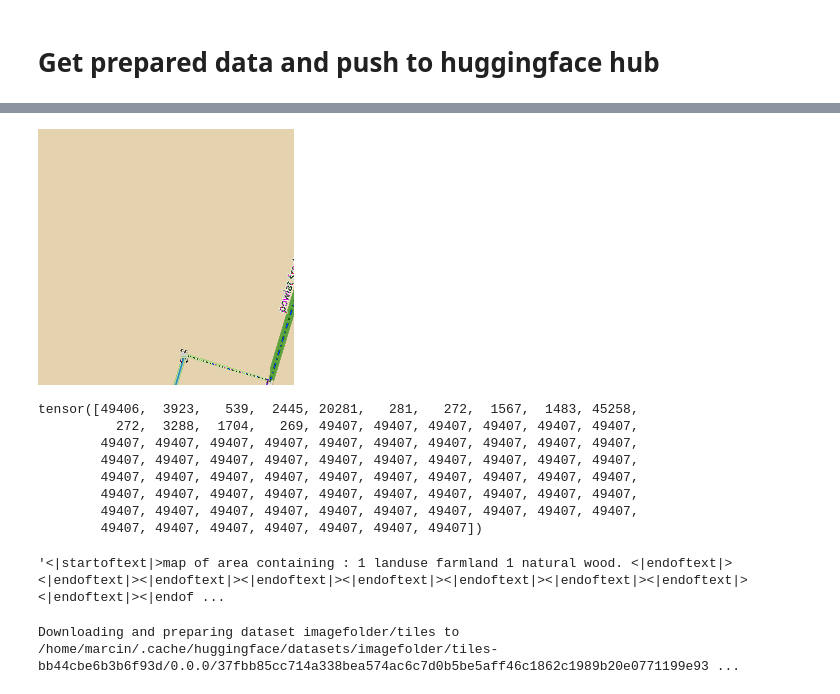
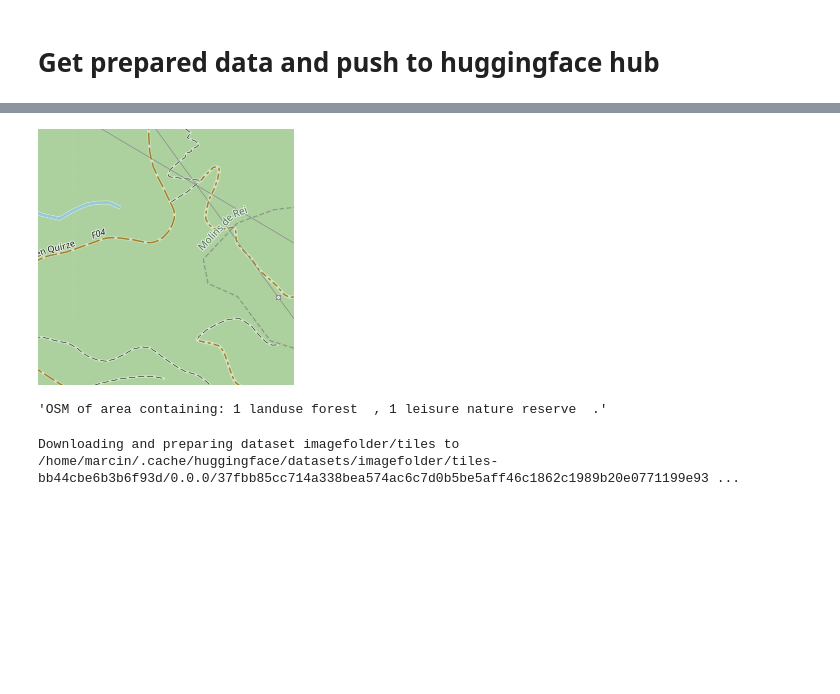
Before and after one commit to kraina-ai/map_diffusion, a Jupyter notebook: workflow_raster/3.hf_dataset.ipynb, the cells around one changed output, grey strips where cells are left out. Cells and saved outputs as stored; diff of their text form; code cells hidden in the pictures; blank space fills up the shorter version.

Commit message:
feat: update data prep

```diff
--- a/workflow_raster/3.hf_dataset.ipynb
+++ b/workflow_raster/3.hf_dataset.ipynb
@@ -56,4 +85,4 @@ saving to ../data/tiles2/Wroclaw, Poland/metadata.csv
 # %% [markdown]
 # Get prepared data and push to huggingface hub
 # %%
-ds = TextToImageDataset("../data/tiles/Wrocław, PL")
+ds = TextToImageDataset("../data/tiles/Wroclaw, PL")
@@ -60,6 +93,8 @@ ds = TextToImageDataset("../data/tiles/Wrocław, PL")
 # %%
-to_pil_image(ds[0][0])
+display(ds[0][0])
+ds[0][1]
 # %% [output]
-[figure, old version]
+[figure, new version]
+'OSM of area containing: 1 landuse forest  , 1 leisure nature reserve  .'
 # %%
 hds = ds.to_huggingface_dataset()
@@ -67,20 +102 @@ hds.push_to_hub("mprzymus/osm_tiles_small")
-# %%
-text = ds[0][1]
-text
-# %% [output]
-tensor([49406,  3923,   539,  2445, 20281,   281,   272,  1567,  1483, 45258,
-          272,  3288,  1704,   269, 49407, 49407, 49407, 49407, 49407, 49407,
-        49407, 49407, 49407, 49407, 49407, 49407, 49407, 49407, 49407, 49407,
-        49407, 49407, 49407, 49407, 49407, 49407, 49407, 49407, 49407, 49407,
-        49407, 49407, 49407, 49407, 49407, 49407, 49407, 49407, 49407, 49407,
-        49407, 49407, 49407, 49407, 49407, 49407, 49407, 49407, 49407, 49407,
-        49407, 49407, 49407, 49407, 49407, 49407, 49407, 49407, 49407, 49407,
-        49407, 49407, 49407, 49407, 49407, 49407, 49407])
-# %%
-from map_generation.config import BASE_MODEL_NAME
-
-tokenizer = CLIPTokenizer.from_pretrained(BASE_MODEL_NAME, subfolder="tokenizer")
-tokenizer.decode(text)
-# %% [output]
-'<|startoftext|>map of area containing : 1 landuse farmland 1 natural wood. <|endoftext|><|endoftext|><|endoftext|><|endoftext|><|endoftext|><|endoftext|><|endoftext|><|endoftext|><|endoftext|><|endof ...
 # %%
```
Also changed, not shown: parts of 11 cells of this notebook, 1 other file.
